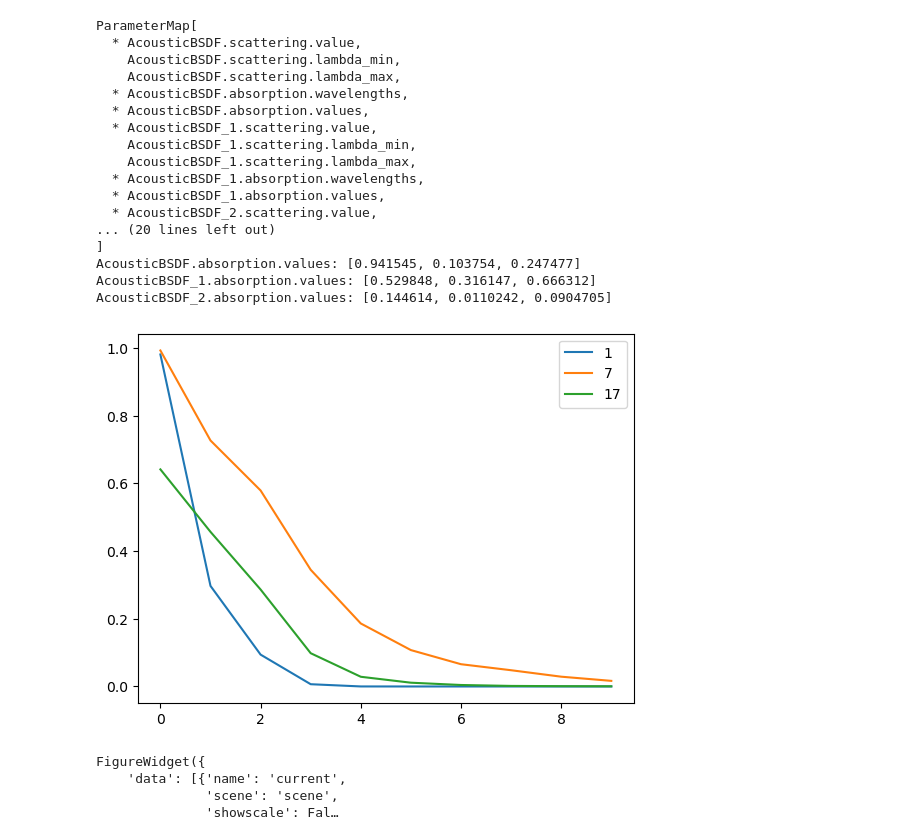
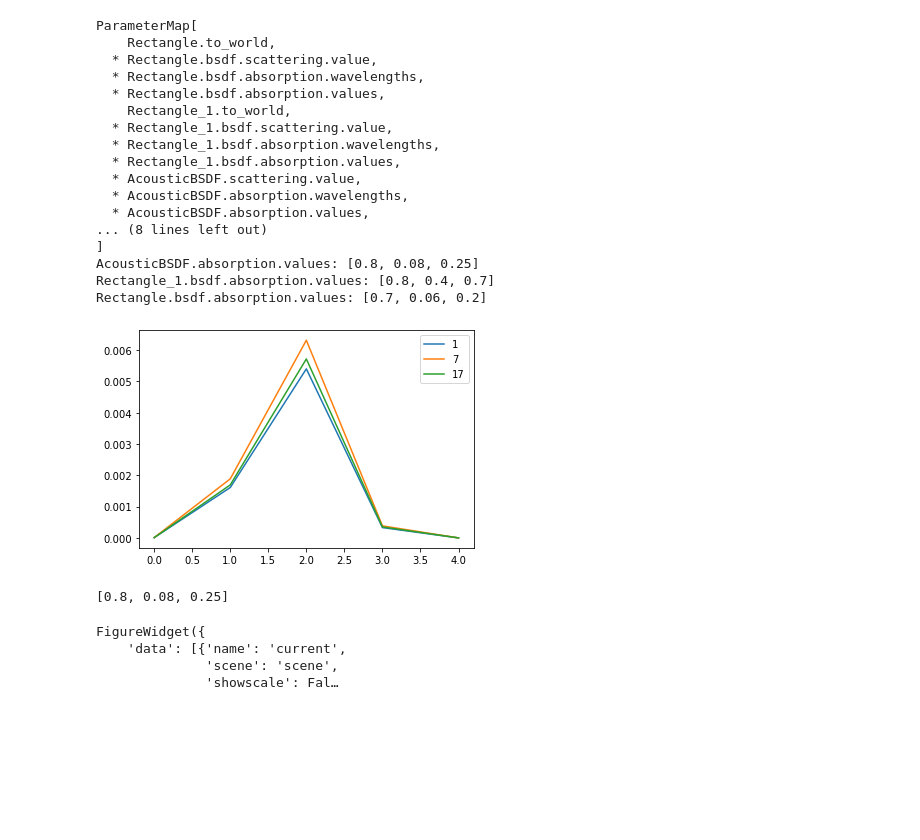
Before and after one commit to LeonardEyer/mitsuba2, a Jupyter notebook: notebook/acoustic-integration-ad-multi.ipynb, the cells around one changed output. Drawn from its saved outputs; the diff is of its cells as text; code cells hidden in the pictures; blank space fills up the shorter version.

```diff
--- a/notebook/acoustic-integration-ad-multi.ipynb
+++ b/notebook/acoustic-integration-ad-multi.ipynb
@@ -240,45 +238,49 @@ size = scene.sensors()[0].film().size()
 # %%
 from mitsuba.core import Spectrum, Float
 
-diff_params = ['AcousticBSDF.absorption.values', 'AcousticBSDF_1.absorption.values', 'AcousticBSDF_2.absorption.values']
+diff_params = ['AcousticBSDF.absorption.values', 'Rectangle_1.bsdf.absorption.values', 'Rectangle.bsdf.absorption.values']
 param_refs = {}
 
 params = traverse(scene)
 print(params)
 
 params.keep(diff_params)
 
 for p in diff_params:
     print(f"{p}: {params[p]}")
     param_refs[p] = Spectrum(params[p])
 
 from mitsuba.python.autodiff import render
 hist_ref = render(scene, spp=None)
 
 np_hist_ref = get_vals(hist_ref, size, copy=True)
 
 [plt.plot(np_hist_ref[:,i], label=bins[i]) for i in range(len(bins)) ]
 plt.legend()
 plt.show()
 # %% [output]
 ParameterMap[
+    Rectangle.to_world,
+  * Rectangle.bsdf.scattering.value,
+  * Rectangle.bsdf.absorption.wavelengths,
+  * Rectangle.bsdf.absorption.values,
+    Rectangle_1.to_world,
+  * Rectangle_1.bsdf.scattering.value,
+  * Rectangle_1.bsdf.absorption.wavelengths,
+  * Rectangle_1.bsdf.absorption.values,
   * AcousticBSDF.scattering.value,
-    AcousticBSDF.scattering.lambda_min,
-    AcousticBSDF.scattering.lambda_max,
   * AcousticBSDF.absorption.wavelengths,
   * AcousticBSDF.absorption.values,
-  * AcousticBSDF_1.scattering.value,
-    AcousticBSDF_1.scattering.lambda_min,
-    AcousticBSDF_1.scattering.lambda_max,
-  * AcousticBSDF_1.absorption.wavelengths,
-  * AcousticBSDF_1.absorption.values,
-  * AcousticBSDF_2.scattering.value,
-... (20 lines left out)
+... (8 lines left out)
 ]
-AcousticBSDF.absorption.values: [0.941545, 0.103754, 0.247477]
-AcousticBSDF_1.absorption.values: [0.529848, 0.316147, 0.666312]
-AcousticBSDF_2.absorption.values: [0.144614, 0.0110242, 0.0904705]
+AcousticBSDF.absorption.values: [0.8, 0.08, 0.25]
+Rectangle_1.bsdf.absorption.values: [0.8, 0.4, 0.7]
+Rectangle.bsdf.absorption.values: [0.7, 0.06, 0.2]
-[figure, old version]
+[figure, new version]
+# %%
+params['AcousticBSDF.absorption.values']
+# %% [output]
+[0.8, 0.08, 0.25]
 # %%
 import plotly.graph_objects as go
 from plotly.subplots import make_subplots
```
Also changed, not shown: parts of 5 cells of this notebook, 4 other files.
